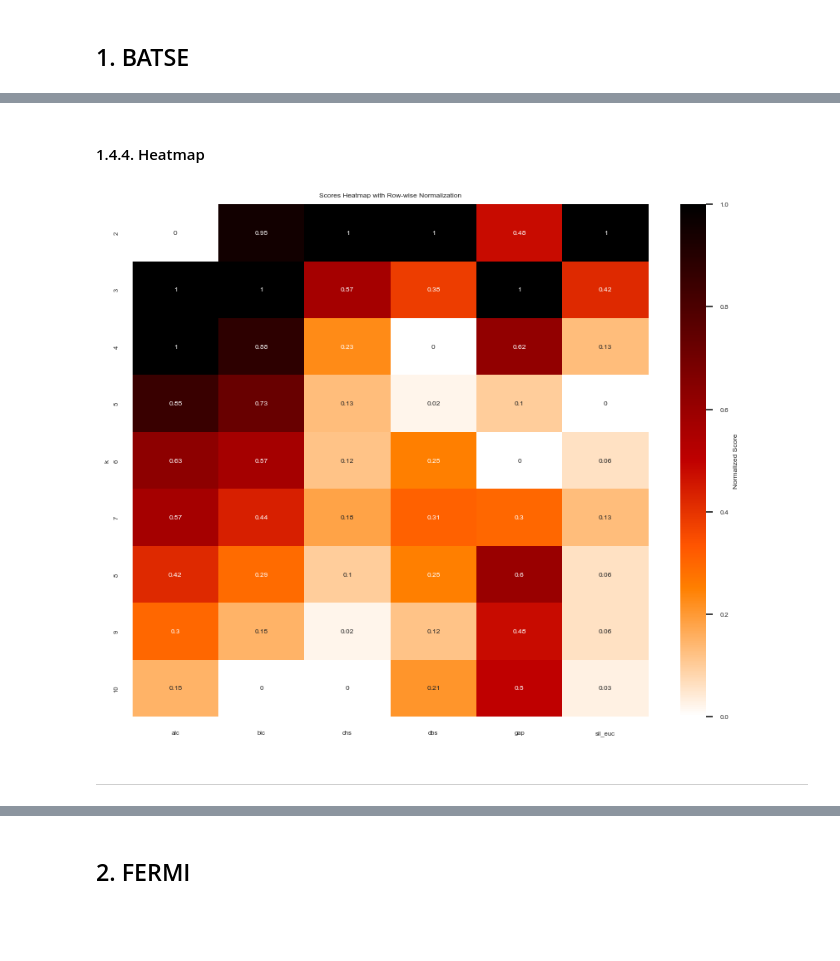
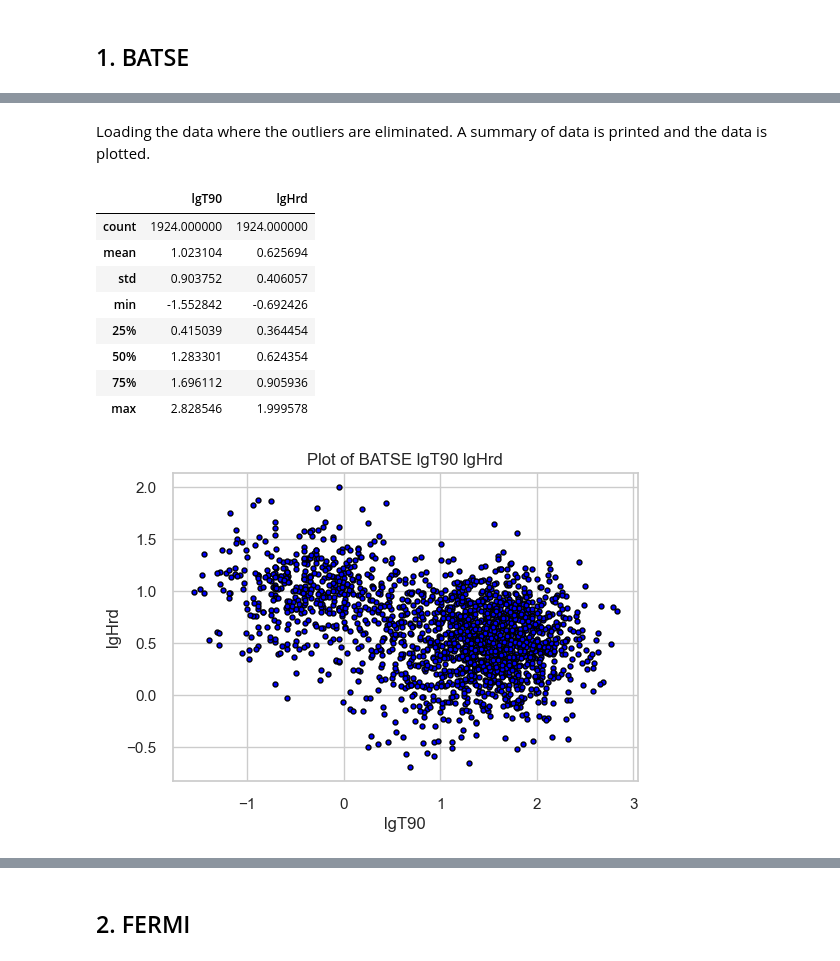
Before and after one commit to ayfm/GRB-Classification, a Jupyter notebook: notebooks/t90_hrd.ipynb, the cells around one changed output, grey strips where cells are left out. Cells and saved outputs as stored; diff of their text form; code cells hidden in the pictures; blank space fills up the shorter version.

```diff
--- a/notebooks/t90_hrd.ipynb
+++ b/notebooks/t90_hrd.ipynb
@@ -38,6 +13,7 @@ The autoreload extension is already loaded. To reload it, use:
 # %%
 # add grbttools to path
 import sys
+
 sys.path.append("../")
 
 import warnings
@@ -49,6 +25,6 @@ import numpy as np
 import pandas as pd
 import seaborn as sns
 
-sns.set(font_scale=1)
+sns.set(font_scale=1, style="whitegrid")
 warnings.filterwarnings("ignore")
 np.random.seed(1773)
@@ -55,2 +33,8 @@ np.random.seed(1773)
+# %%
+features = ["lgT90", "lgHrd"]
+
+cat_batse = "batse"
+cat_fermi = "fermi"
+cat_swift = "swift"
 # %% [markdown]
 ## 1. BATSE
@@ -59,6 +40,0 @@ np.random.seed(1773)
-# %%
-df_batse_t90_hrd = data_operations.load(cat_name="batse",
-                                        feats=["lgT90", "lgHrd"],
-                                        without_outliers=True,
-                                        plot_data=True,
-                                        verbose=True)
@@ -258,8 +41,22 @@ disp_operations.plot_parallel_coord(df_normalized_scores_batse)
-# %% [markdown]
-#### 1.4.4. Heatmap
-# %%
-disp_operations.plot_heatmap(df_normalized_scores_batse)
-# %% [output]
-[figure, removed]
-# %% [markdown]
--------
+# %% [markdown]
+Loading the data where the outliers are eliminated. A summary of data is printed and the data is plotted.
+# %%
+df_batse_t90_hrd = data_operations.load(
+    cat_name=cat_batse,
+    feats=features.copy(),
+    without_outliers=True,
+    plot_data=True,
+    verbose=False,
+)
+df_batse_t90_hrd.describe()
+# %% [output]
+|  | lgT90 | lgHrd |
+| count | 1924.000000 | 1924.000000 |
+| mean | 1.023104 | 0.625694 |
+| std | 0.903752 | 0.406057 |
+| min | -1.552842 | -0.692426 |
+| 25% | 0.415039 | 0.364454 |
+| 50% | 1.283301 | 0.624354 |
+| 75% | 1.696112 | 0.905936 |
+| max | 2.828546 | 1.999578 |
+[figure, added]
```
Also changed, not shown: parts of 153 cells of this notebook, 1 other file.
